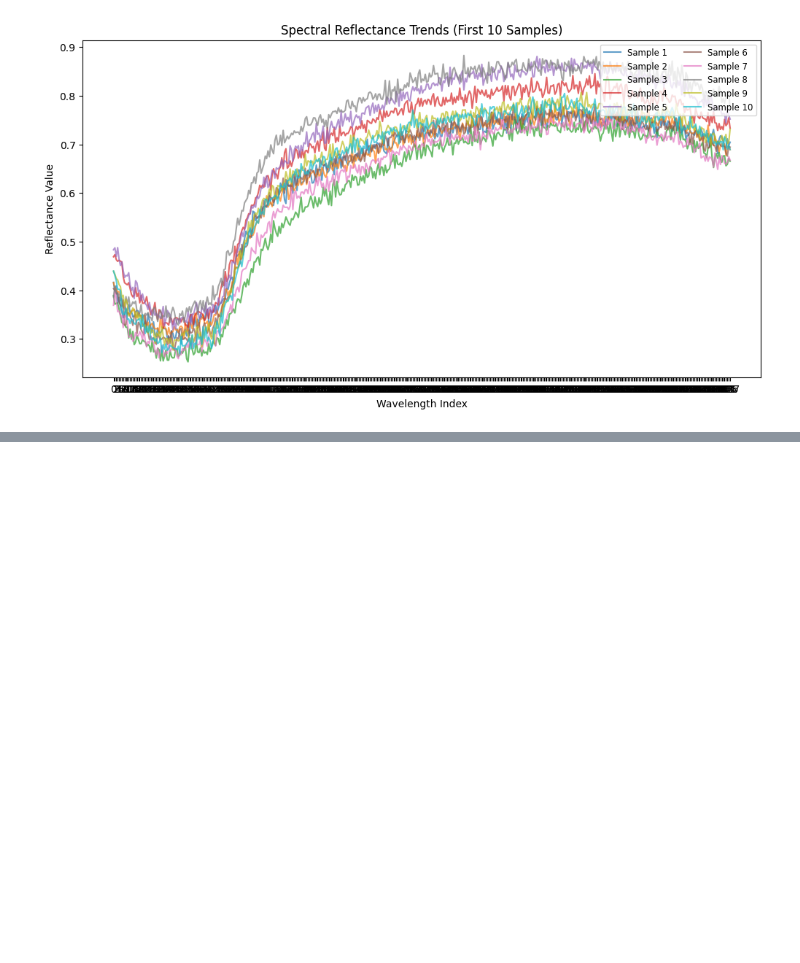
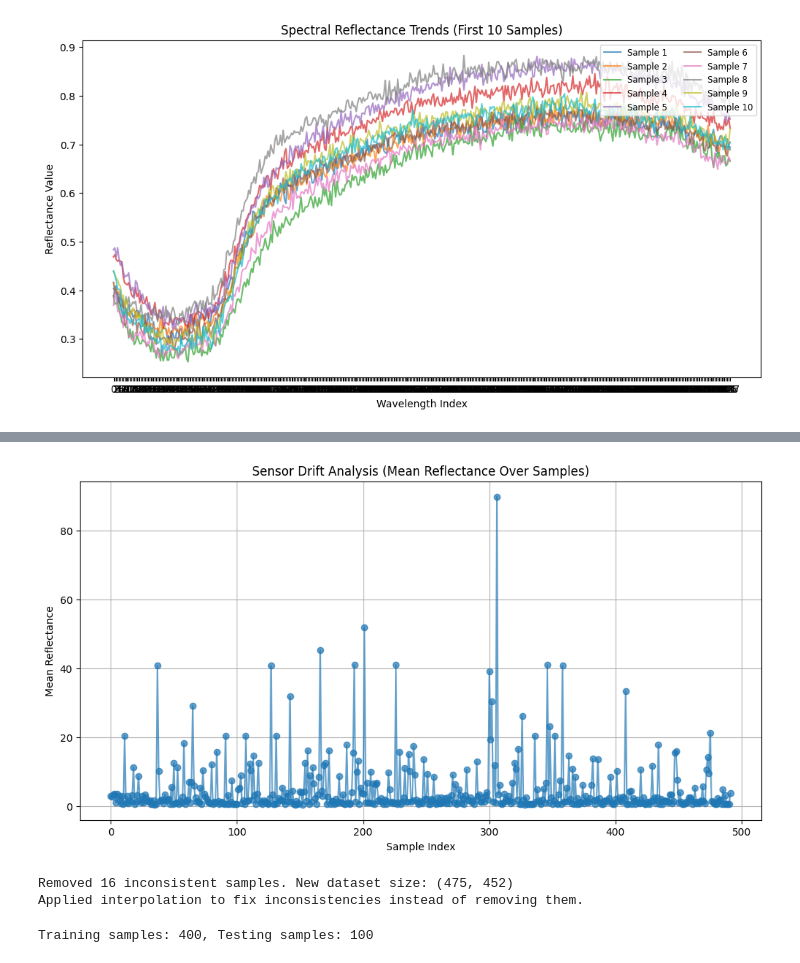
Before and after one commit to PeriStern/MLE-assigment-, a Jupyter notebook: Assigment document.ipynb, the cells around one changed output, grey strips where cells are left out. Saved outputs shown, nothing was run; the diff lists cells and outputs as text; code cells hidden in the pictures; blank space fills up the shorter version.

```diff
--- a/Assigment document.ipynb
+++ b/Assigment document.ipynb
@@ -59,3 +62,10 @@ plt.legend(loc="upper right", fontsize="small", ncol=2)
 plt.show()
 # %% [output]
 [figure]
+# %%
+# 5. Anomaly Detection
+# Z-score method
+z_scores = np.abs(zscore(df[target_col]))
+z_threshold = 3  # Common threshold
+outliers_zscore = np.where(z_scores > z_threshold)[0]
+print(f"Detected {len(outliers_zscore)} anomalies using Z-score method.")
@@ -61,0 +133,14 @@ plt.show()
+# %%
+# 8. Sensor Drift Detection
+
+df_cleaned["mean_reflectance"] = df_cleaned.iloc[:, 1:-1].mean(axis=1)
+
+plt.figure(figsize=(12, 6))
+plt.plot(df_cleaned["mean_reflectance"], marker='o', linestyle='-', alpha=0.7)
+plt.title("Sensor Drift Analysis (Mean Reflectance Over Samples)")
+plt.xlabel("Sample Index")
+plt.ylabel("Mean Reflectance")
+plt.grid(True)
+plt.show()
+# %% [output]
+[figure, added]
@@ -61,0 +153,28 @@ plt.show()
+# %%
+# 8. Remove the inconsistent samples
+
+# Remove inconsistent samples
+df_filtered = df_cleaned[df_cleaned["reflectance_diff"] <= threshold].drop(columns=["reflectance_diff"])
+
+print(f"Removed {len(inconsistent_samples)} inconsistent samples. New dataset size: {df_filtered.shape}")
+
+# Optionally, instead of removing, we can apply interpolation to correct the anomalies:
+df_interpolated = df_cleaned.copy()
+df_interpolated.iloc[:, 1:-2] = df_interpolated.iloc[:, 1:-2].interpolate(method='linear', axis=0)
+
+print("Applied interpolation to fix inconsistencies instead of removing them.")
+# %% [output]
+Removed 16 inconsistent samples. New dataset size: (475, 452)
+Applied interpolation to fix inconsistencies instead of removing them.
+# %%
+# . Normalize spectral data (Min-Max Scaling)
+scaler = MinMaxScaler()
+X = df.iloc[:, 1:-1]  # Exclude 'hsi_id' and target
+X_scaled = scaler.fit_transform(X)
+y = df[target_col].values
+
+# . Split dataset into train and test sets
+X_train, X_test, y_train, y_test = train_test_split(X_scaled, y, test_size=0.2, random_state=42)
+print(f"Training samples: {X_train.shape[0]}, Testing samples: {X_test.shape[0]}")
+# %% [output]
+Training samples: 400, Testing samples: 100
```
Also changed, not shown: parts of 7 cells of this notebook, 1 other file.
